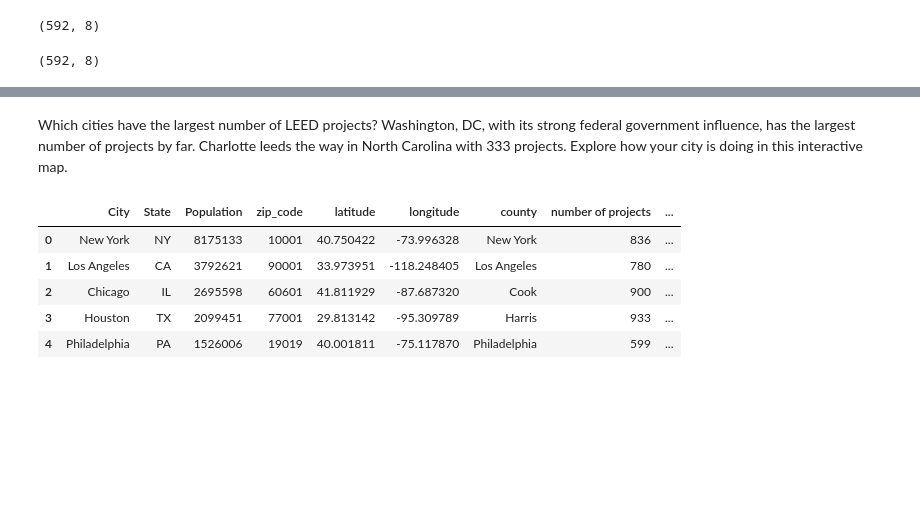
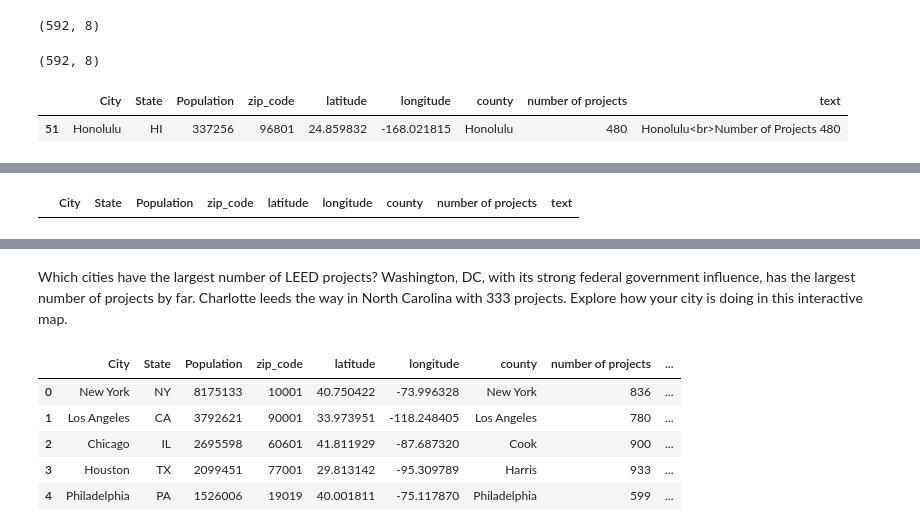
Before and after one commit to Data-Science-TIY/builditgreen, a Jupyter notebook: notebooks/FixZips.ipynb, the cells around one changed output, grey strips where cells are left out. Saved outputs shown, nothing was run; the diff lists cells and outputs as text; code cells hidden in the pictures; blank space fills up the shorter version.

```diff
--- a/notebooks/FixZips.ipynb
+++ b/notebooks/FixZips.ipynb
@@ -374,6 +374,11 @@ df_num_projects_sorted = df_all.sort(['number of projects'], ascending=False)
 df_num_projects_sorted.shape
 # %% [output]
 (592, 8)
+# %%
+df_num_projects_sorted[df_num_projects_sorted['City'] == "Honolulu"]
+# %% [output]
+|  | City | State | Population | zip_code | latitude | longitude | county | number of projects | text |
+| 51 | Honolulu | HI | 337256 | 96801 | 24.859832 | -168.021815 | Honolulu | 480 | Honolulu<br>Number of Projects 480 |
 # %%
 df_num_projects_sorted.head(10)
 # %% [output]
@@ -391,3 +398,7 @@ df_num_projects_sorted.head(10)
+# %%
+df_num_projects_sorted[df_num_projects_sorted['City'] == "Honolulu"]
+# %% [output]
+|  | City | State | Population | zip_code | latitude | longitude | county | number of projects | text |
 # %%
 
 df_num_projects_sorted['text'] = df_num_projects_sorted['City'] + '<br>Number of Projects ' + (df_num_projects_sorted['number of projects']).astype(str)
```
Also changed, not shown: parts of 8 cells of this notebook, 5 other files.
